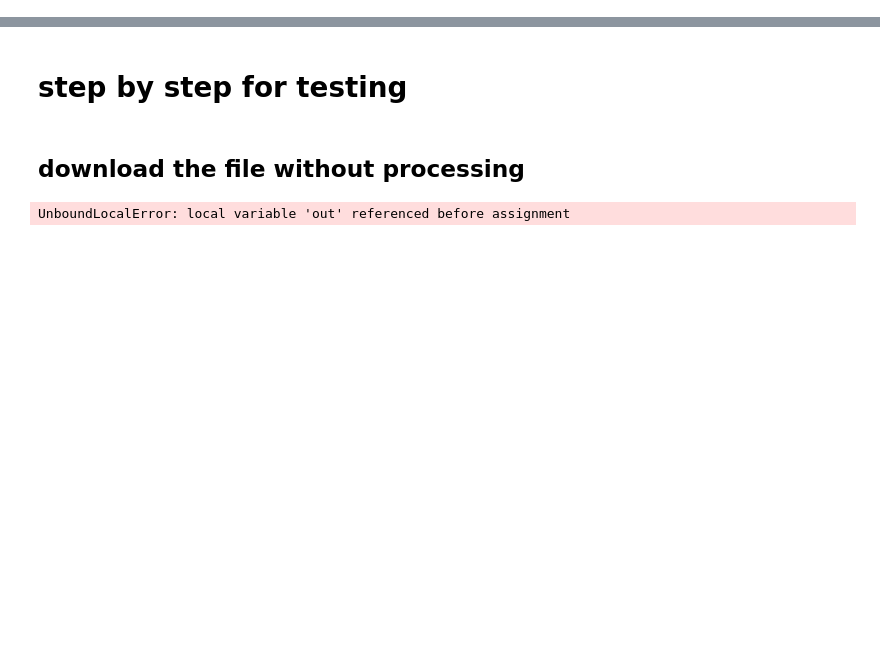
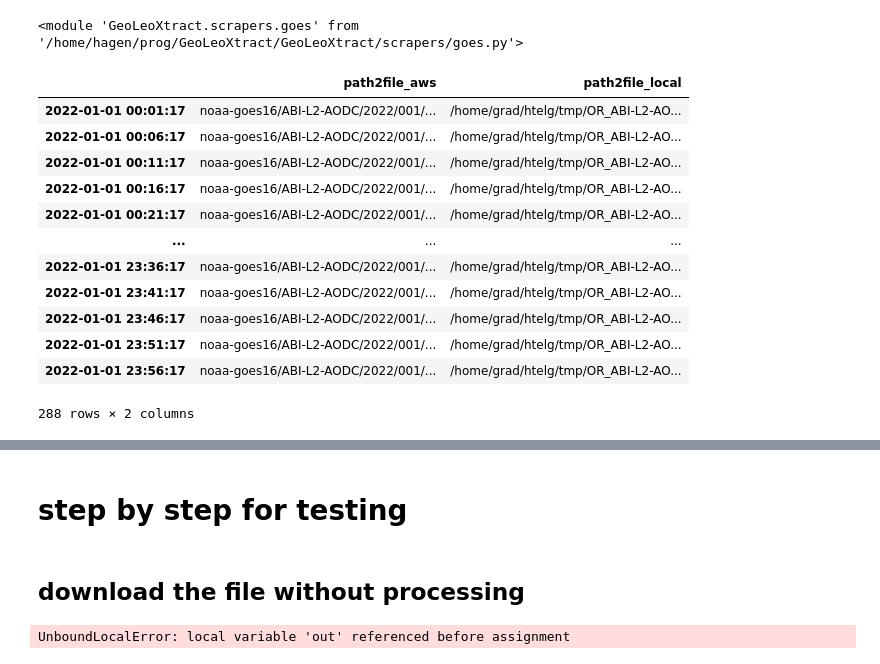
Before and after one commit to hagne/GeoLeoXtract, a Jupyter notebook: examples/scraper_goes.ipynb, the cells around one changed output, grey strips where cells are left out. Cells and saved outputs as stored; diff of their text form; code cells hidden in the pictures; blank space fills up the shorter version.

```diff
--- a/examples/goesscraper_by_hand.ipynb
+++ b/examples/scraper_goes.ipynb
@@ -0,0 +4,35 @@
+# %%
+reload(glx.scrapers.goes)
+# %% [output]
+<module 'GeoLeoXtract.scrapers.goes' from '/home/hagen/prog/GeoLeoXtract/GeoLeoXtract/scrapers/goes.py'>
+# %%
+gs = glx.scrapers.goes.GOESScraper(
+    product='ABI_L2_AOD',
+    satellite='16',
+    p2fld_out='/home/grad/htelg/tmp',
+    pattern='{product}_projected2surfrad_{date}.nc',
+    p2fld_tmp='/home/grad/htelg/tmp/',
+    frequency='D',
+    start='2022-01-01',
+    end='2024-01-01',
+    stations=None,
+    reporter=None,
+)
+# %%
+query = gs.process_single_chunk(gs.workplan.iloc[0], what2return='query')
+# %%
+query.workplan
+# %% [output]
+|  | path2file_aws | path2file_local |
+| 2022-01-01 00:01:17 | noaa-goes16/ABI-L2-AODC/2022/001/... | /home/grad/htelg/tmp/OR_ABI-L2-AO... |
+| 2022-01-01 00:06:17 | noaa-goes16/ABI-L2-AODC/2022/001/... | /home/grad/htelg/tmp/OR_ABI-L2-AO... |
+| 2022-01-01 00:11:17 | noaa-goes16/ABI-L2-AODC/2022/001/... | /home/grad/htelg/tmp/OR_ABI-L2-AO... |
+| 2022-01-01 00:16:17 | noaa-goes16/ABI-L2-AODC/2022/001/... | /home/grad/htelg/tmp/OR_ABI-L2-AO... |
+| 2022-01-01 00:21:17 | noaa-goes16/ABI-L2-AODC/2022/001/... | /home/grad/htelg/tmp/OR_ABI-L2-AO... |
+| ... | ... | ... |
+| 2022-01-01 23:36:17 | noaa-goes16/ABI-L2-AODC/2022/001/... | /home/grad/htelg/tmp/OR_ABI-L2-AO... |
+| 2022-01-01 23:41:17 | noaa-goes16/ABI-L2-AODC/2022/001/... | /home/grad/htelg/tmp/OR_ABI-L2-AO... |
+| 2022-01-01 23:46:17 | noaa-goes16/ABI-L2-AODC/2022/001/... | /home/grad/htelg/tmp/OR_ABI-L2-AO... |
+| 2022-01-01 23:51:17 | noaa-goes16/ABI-L2-AODC/2022/001/... | /home/grad/htelg/tmp/OR_ABI-L2-AO... |
+| 2022-01-01 23:56:17 | noaa-goes16/ABI-L2-AODC/2022/001/... | /home/grad/htelg/tmp/OR_ABI-L2-AO... |
+288 rows × 2 columns
```
Also changed, not shown: parts of 3 cells of this notebook, 12 other files.
